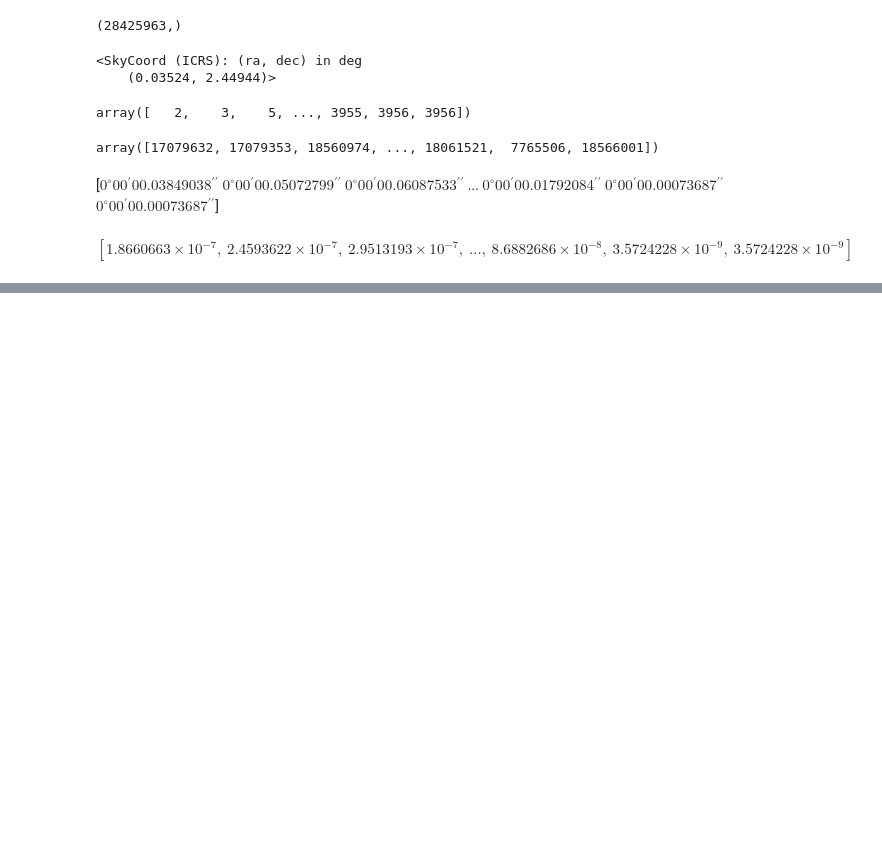
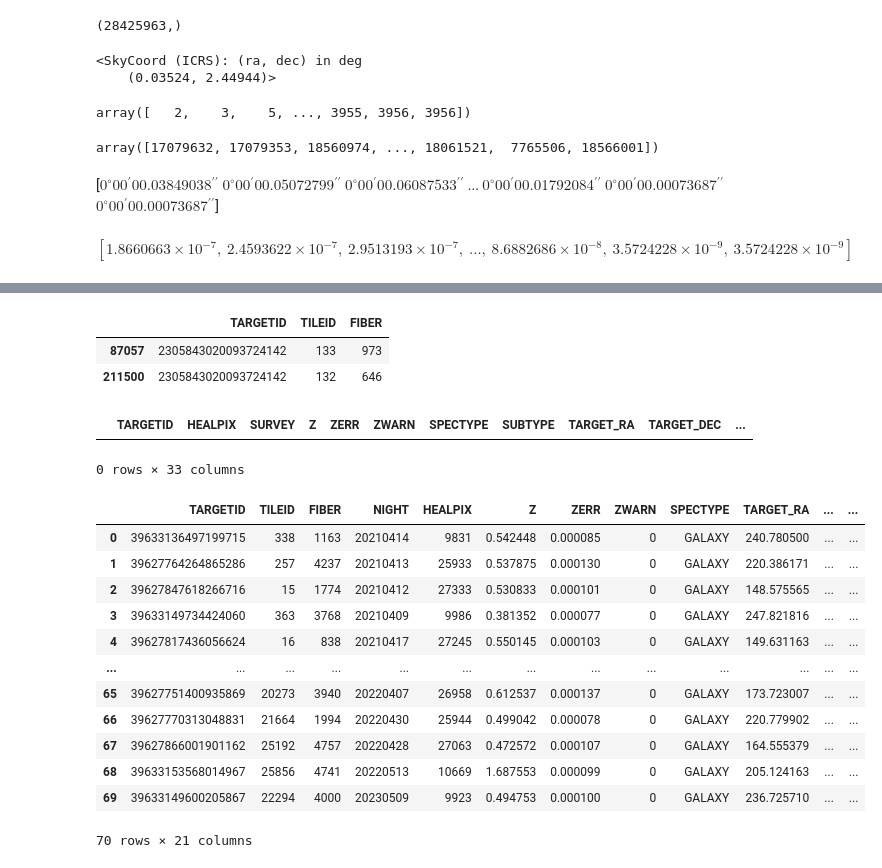
Before and after one commit to ValeriaTorresG/desi-lenses, a Jupyter notebook: z_cat.ipynb, the cells around one changed output, grey strips where cells are left out. Cells and saved outputs as stored; diff of their text form; code cells hidden in the pictures; blank space fills up the shorter version.

```diff
--- a/z_cat.ipynb
+++ b/z_cat.ipynb
@@ -133,0 +298,28 @@ $[1.8660663 \times 10^{-7},~2.4593622 \times 10^{-7},~2.9513193 \times 10^{-7},~
+# %%
+out[out['TARGETID']==2305843020093724142]
+# %% [output]
+|  | TARGETID | TILEID | FIBER |
+| 87057 | 2305843020093724142 | 133 | 973 |
+| 211500 | 2305843020093724142 | 132 | 646 |
+# %%
+hsc[hsc['TARGETID']==2305843020093724142]
+# %% [output]
+|  | TARGETID | HEALPIX | SURVEY | Z | ZERR | ZWARN | SPECTYPE | SUBTYPE | TARGET_RA | TARGET_DEC | ... |
+0 rows × 33 columns
+# %%
+t = pd.read_csv('/pscratch/sd/v/vtorresg/desi-lenses/resultados2.csv')
+t
+# %% [output]
+|  | TARGETID | TILEID | FIBER | NIGHT | HEALPIX | Z | ZERR | ZWARN | SPECTYPE | TARGET_RA | ... | ... |
+| 0 | 39633136497199715 | 338 | 1163 | 20210414 | 9831 | 0.542448 | 0.000085 | 0 | GALAXY | 240.780500 | ... | ... |
+| 1 | 39627764264865286 | 257 | 4237 | 20210413 | 25933 | 0.537875 | 0.000130 | 0 | GALAXY | 220.386171 | ... | ... |
+| 2 | 39627847618266716 | 15 | 1774 | 20210412 | 27333 | 0.530833 | 0.000101 | 0 | GALAXY | 148.575565 | ... | ... |
+| 3 | 39633149734424060 | 363 | 3768 | 20210409 | 9986 | 0.381352 | 0.000077 | 0 | GALAXY | 247.821816 | ... | ... |
+| 4 | 39627817436056624 | 16 | 838 | 20210417 | 27245 | 0.550145 | 0.000103 | 0 | GALAXY | 149.631163 | ... | ... |
+| ... | ... | ... | ... | ... | ... | ... | ... | ... | ... | ... | ... | ... |
+| 65 | 39627751400935869 | 20273 | 3940 | 20220407 | 26958 | 0.612537 | 0.000137 | 0 | GALAXY | 173.723007 | ... | ... |
+| 66 | 39627770313048831 | 21664 | 1994 | 20220430 | 25944 | 0.499042 | 0.000078 | 0 | GALAXY | 220.779902 | ... | ... |
+| 67 | 39627866001901162 | 25192 | 4757 | 20220428 | 27063 | 0.472572 | 0.000107 | 0 | GALAXY | 164.555379 | ... | ... |
+| 68 | 39633153568014967 | 25856 | 4741 | 20220513 | 10669 | 1.687553 | 0.000099 | 0 | GALAXY | 205.124163 | ... | ... |
+| 69 | 39633149600205867 | 22294 | 4000 | 20230509 | 9923 | 0.494753 | 0.000100 | 0 | GALAXY | 236.725710 | ... | ... |
+70 rows × 21 columns
```
Also changed, not shown: parts of 17 cells of this notebook, 6 other files.
